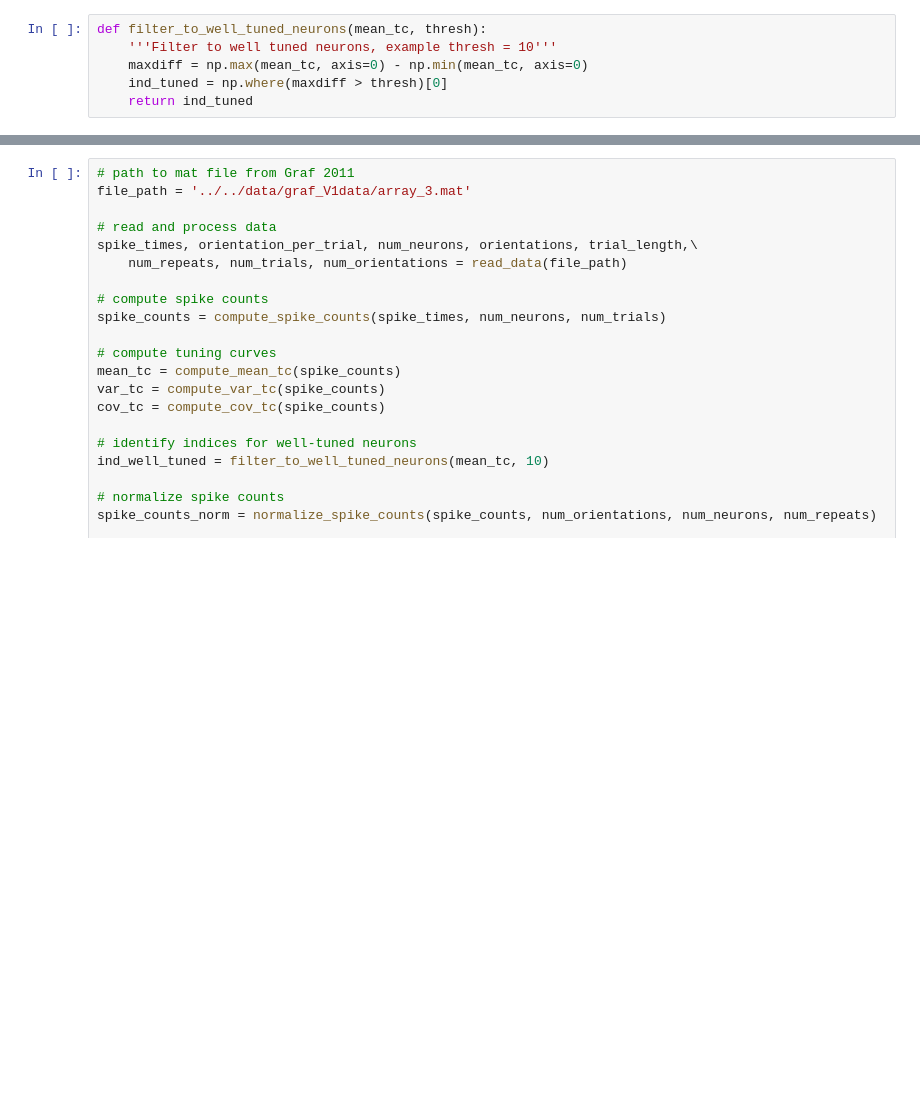
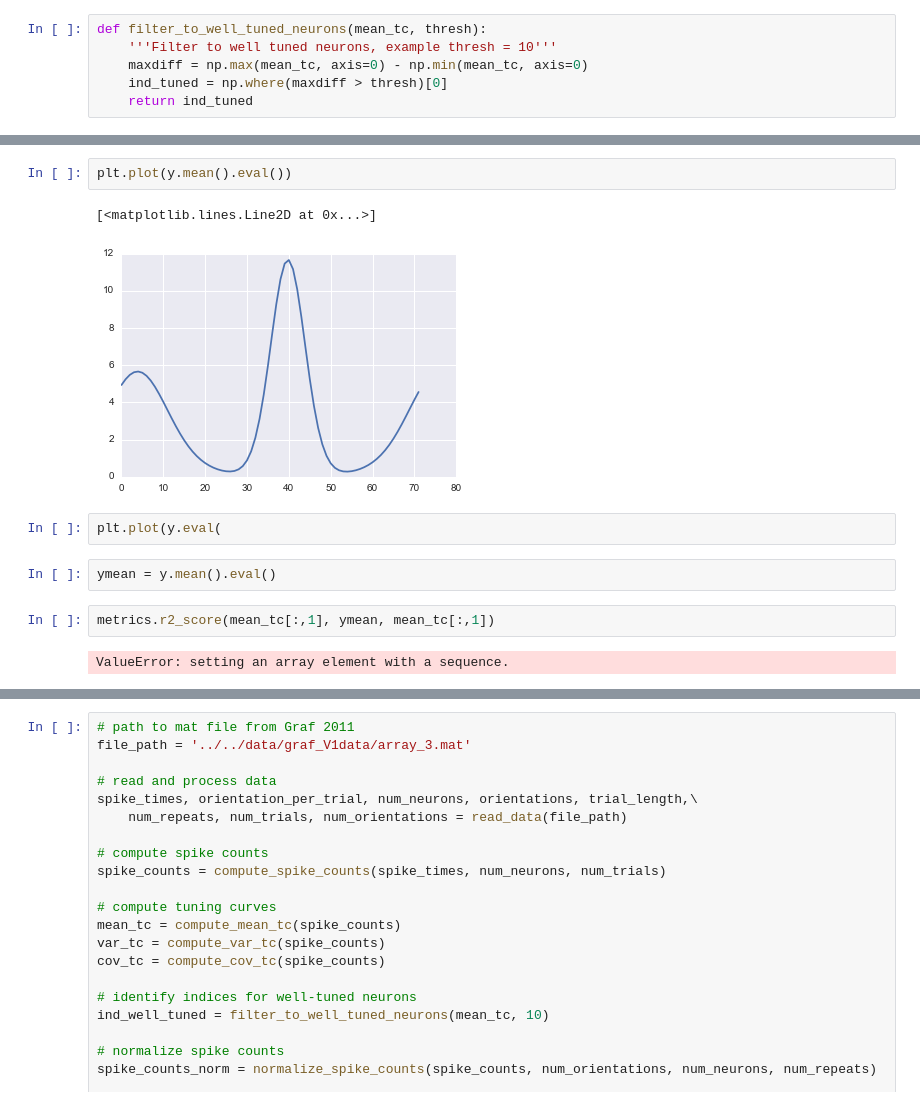
Before and after one commit to fdamani/neural_decoding_macaque_visual_graf2011, a Jupyter notebook: src/notebooks/data_processing_with_tuning_curves.ipynb, the cells around one changed output, grey strips where cells are left out. Saved outputs shown, nothing was run; the diff lists cells and outputs as text; blank space fills up the shorter version.

```diff
--- a/src/notebooks/data_processing_with_tuning_curves.ipynb
+++ b/src/notebooks/data_processing_with_tuning_curves.ipynb
@@ -172,0 +770,13 @@ def filter_to_well_tuned_neurons(mean_tc, thresh):
+# %%
+plt.plot(y.mean().eval())
+# %% [output]
+[<matplotlib.lines.Line2D at 0x...>]
+[figure, added]
+# %%
+plt.plot(y.eval(
+# %%
+ymean = y.mean().eval()
+# %%
+metrics.r2_score(mean_tc[:,1], ymean, mean_tc[:,1])
+# %% [output]
+ValueError: setting an array element with a sequence.
```
Also changed, not shown: parts of 76 cells of this notebook.
